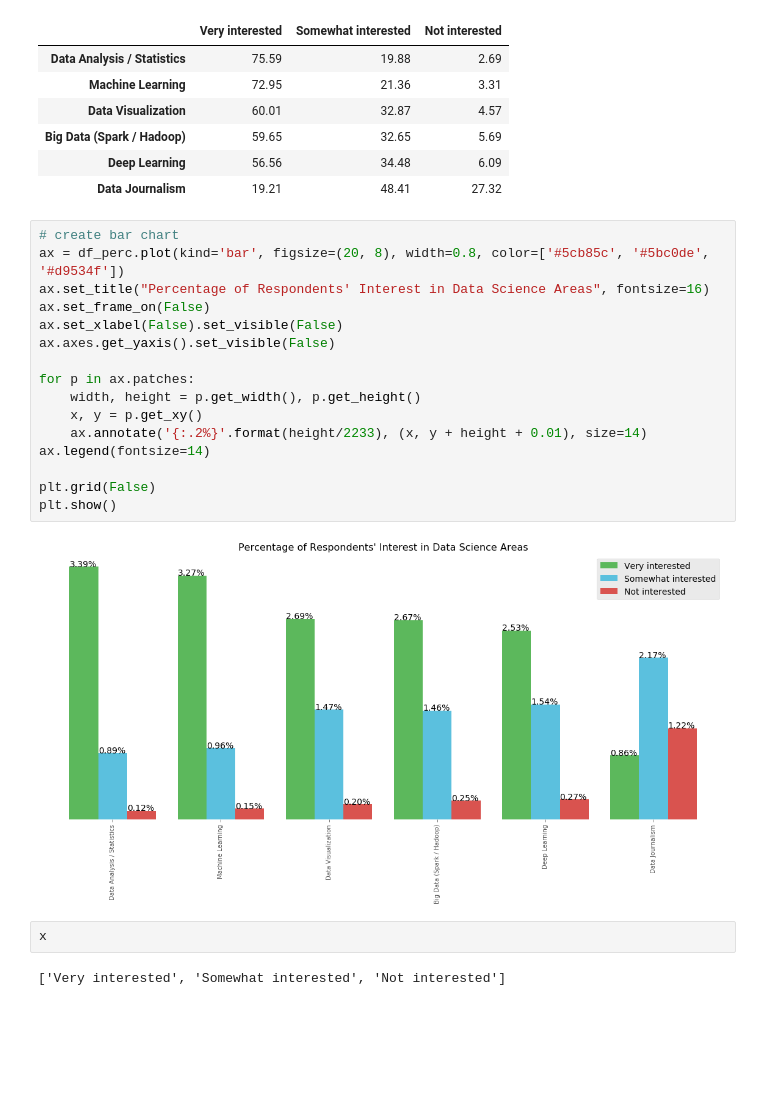
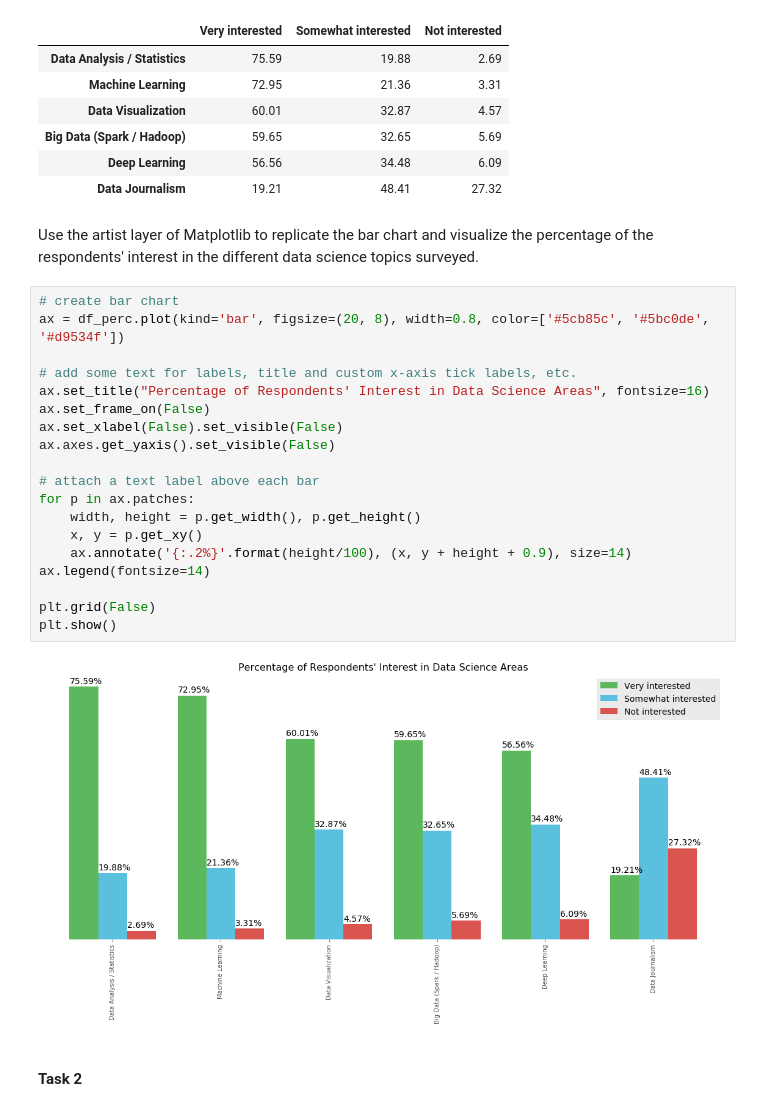
Before and after one commit to chuksoo/Coursera--IBM-Data-Science-Professional, a Jupyter notebook: Data Visualization with Python/Final Assignment on Data Visualization.ipynb, the cells around one changed output. Saved outputs shown, nothing was run; the diff lists cells and outputs as text; blank space fills up the shorter version.

```diff
--- a/Data Visualization with Python/Final Assignment on Data Visualization.ipynb
+++ b/Data Visualization with Python/Final Assignment on Data Visualization.ipynb
@@ -76,25 +79,28 @@ df_perc
 | Big Data (Spark / Hadoop) | 59.65 | 32.65 | 5.69 |
 | Deep Learning | 56.56 | 34.48 | 6.09 |
 | Data Journalism | 19.21 | 48.41 | 27.32 |
+# %% [markdown]
+Use the artist layer of Matplotlib to replicate the bar chart and visualize the percentage of the respondents' interest in the different data science topics surveyed.
 # %%
 # create bar chart
 ax = df_perc.plot(kind='bar', figsize=(20, 8), width=0.8, color=['#5cb85c', '#5bc0de', '#d9534f'])
+
+# add some text for labels, title and custom x-axis tick labels, etc.
 ax.set_title("Percentage of Respondents' Interest in Data Science Areas", fontsize=16)
 ax.set_frame_on(False)
 ax.set_xlabel(False).set_visible(False)
 ax.axes.get_yaxis().set_visible(False)
 
+# attach a text label above each bar
 for p in ax.patches:
     width, height = p.get_width(), p.get_height()
     x, y = p.get_xy()
-    ax.annotate('{:.2%}'.format(height/2233), (x, y + height + 0.01), size=14)
+    ax.annotate('{:.2%}'.format(height/100), (x, y + height + 0.9), size=14)
 ax.legend(fontsize=14)
 
 plt.grid(False)
 plt.show()
 # %% [output]
-[figure, old version]
+[figure, new version]
-# %%
-x
-# %% [output]
-['Very interested', 'Somewhat interested', 'Not interested']
+# %% [markdown]
+#### Task 2
```
Also changed, not shown: parts of 10 cells of this notebook, 2 other files.
